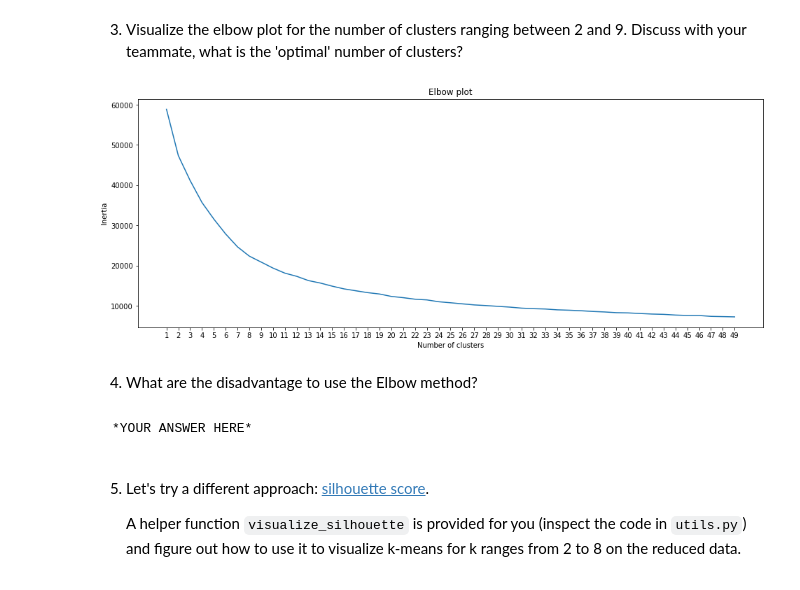
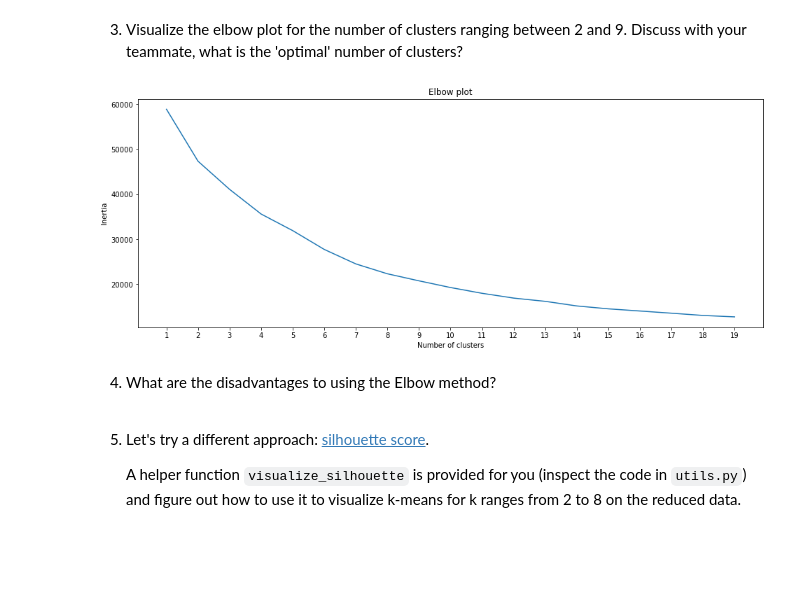
Before and after one commit to jenningst/fourthbrain-assignments, a Jupyter notebook: assignments/week-7-unsuper-lrn/nb/new-product-launch.ipynb, the cells around one changed output. Drawn from its saved outputs; the diff is of its cells as text; code cells hidden in the pictures; blank space fills up the shorter version.

```diff
--- a/assignments/week-7-unsuper-lrn/nb/new-product-launch.ipynb
+++ b/assignments/week-7-unsuper-lrn/nb/new-product-launch.ipynb
@@ -282,13 +278,11 @@ def visualize_elbow(X, ks):
 # %% [markdown]
 3. Visualize the elbow plot for the number of clusters ranging between 2 and 9. Discuss with your teammate, what is the 'optimal' number of clusters?
 # %%
-visualize_elbow(X_reduced, 50)
+visualize_elbow(X_reduced, 20)
 # %% [output]
-[figure, old version]
+[figure, new version]
 # %% [markdown]
-4. What are the disadvantage to use the Elbow method?
+4. What are the disadvantages to using the Elbow method?
-# %% [markdown]
-    *YOUR ANSWER HERE*
 # %% [markdown]
 5. Let's try a different approach: [silhouette score](https://towardsdatascience.com/clustering-metrics-better-than-the-elbow-method-6926e1f723a6).
 
```
Also changed, not shown: parts of 31 cells of this notebook.
